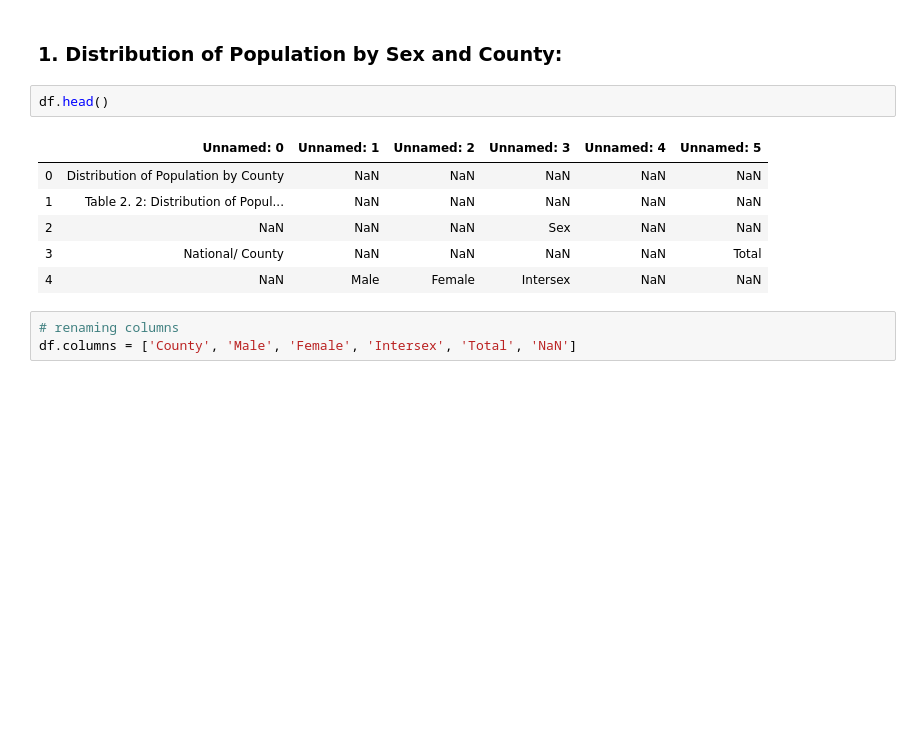
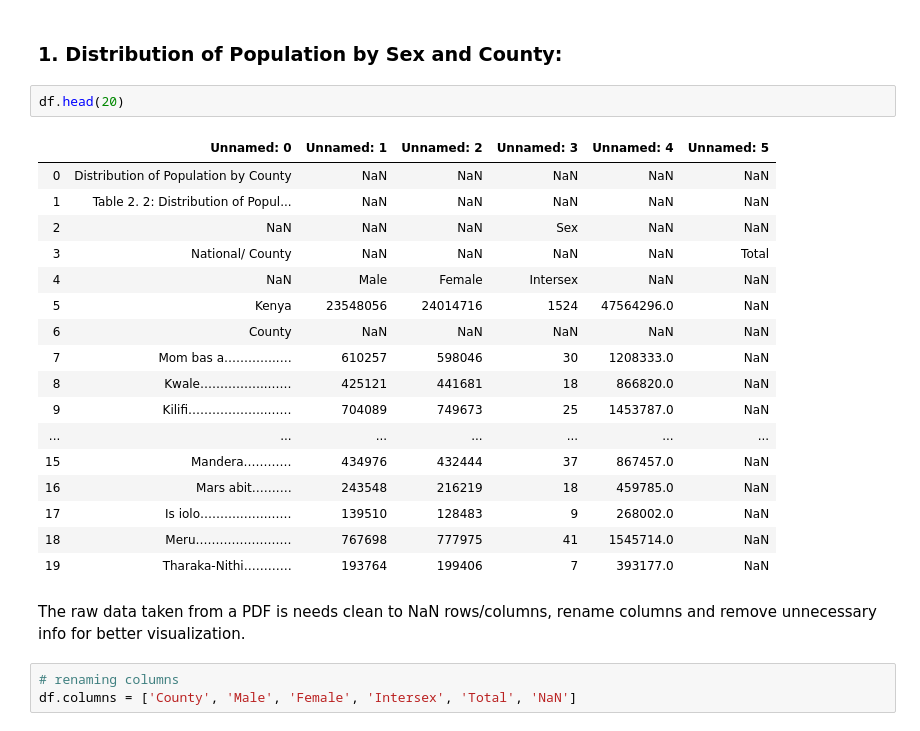
Before and after one commit to kiragutk/censuskenya2019, a Jupyter notebook: Census Kenya 2019.ipynb, the cells around one changed output. Drawn from its saved outputs; the diff is of its cells as text; blank space fills up the shorter version.

```diff
--- a/Census Kenya 2019.ipynb
+++ b/Census Kenya 2019.ipynb
@@ -16,14 +23,27 @@ df = pd.read_excel('census.xlsx')
 # %% [markdown]
 ### 1. Distribution of Population by Sex and County:
 # %%
-df.head()
+df.head(20)
 # %% [output]
 |  | Unnamed: 0 | Unnamed: 1 | Unnamed: 2 | Unnamed: 3 | Unnamed: 4 | Unnamed: 5 |
 | 0 | Distribution of Population by County | NaN | NaN | NaN | NaN | NaN |
 | 1 | Table 2. 2: Distribution of Popul... | NaN | NaN | NaN | NaN | NaN |
 | 2 | NaN | NaN | NaN | Sex | NaN | NaN |
 | 3 | National/ County | NaN | NaN | NaN | NaN | Total |
 | 4 | NaN | Male | Female | Intersex | NaN | NaN |
+| 5 | Kenya | 23548056 | 24014716 | 1524 | 47564296.0 | NaN |
+| 6 | County | NaN | NaN | NaN | NaN | NaN |
+| 7 | Mom bas a…………..… | 610257 | 598046 | 30 | 1208333.0 | NaN |
+| 8 | Kwale……………..…… | 425121 | 441681 | 18 | 866820.0 | NaN |
+| 9 | Kilifi………………..…… | 704089 | 749673 | 25 | 1453787.0 | NaN |
+| ... | ... | ... | ... | ... | ... | ... |
+| 15 | Mandera………… | 434976 | 432444 | 37 | 867457.0 | NaN |
+| 16 | Mars abit…….… | 243548 | 216219 | 18 | 459785.0 | NaN |
+| 17 | Is iolo……….…….…… | 139510 | 128483 | 9 | 268002.0 | NaN |
+| 18 | Meru…………………… | 767698 | 777975 | 41 | 1545714.0 | NaN |
+| 19 | Tharaka-Nithi………… | 193764 | 199406 | 7 | 393177.0 | NaN |
+# %% [markdown]
+The raw data taken from a PDF is needs clean to NaN rows/columns, rename columns and remove unnecessary info for better visualization.
 # %%
 # renaming columns
 df.columns = ['County', 'Male', 'Female', 'Intersex', 'Total', 'NaN']
```
Also changed, not shown: parts of 47 cells of this notebook.
